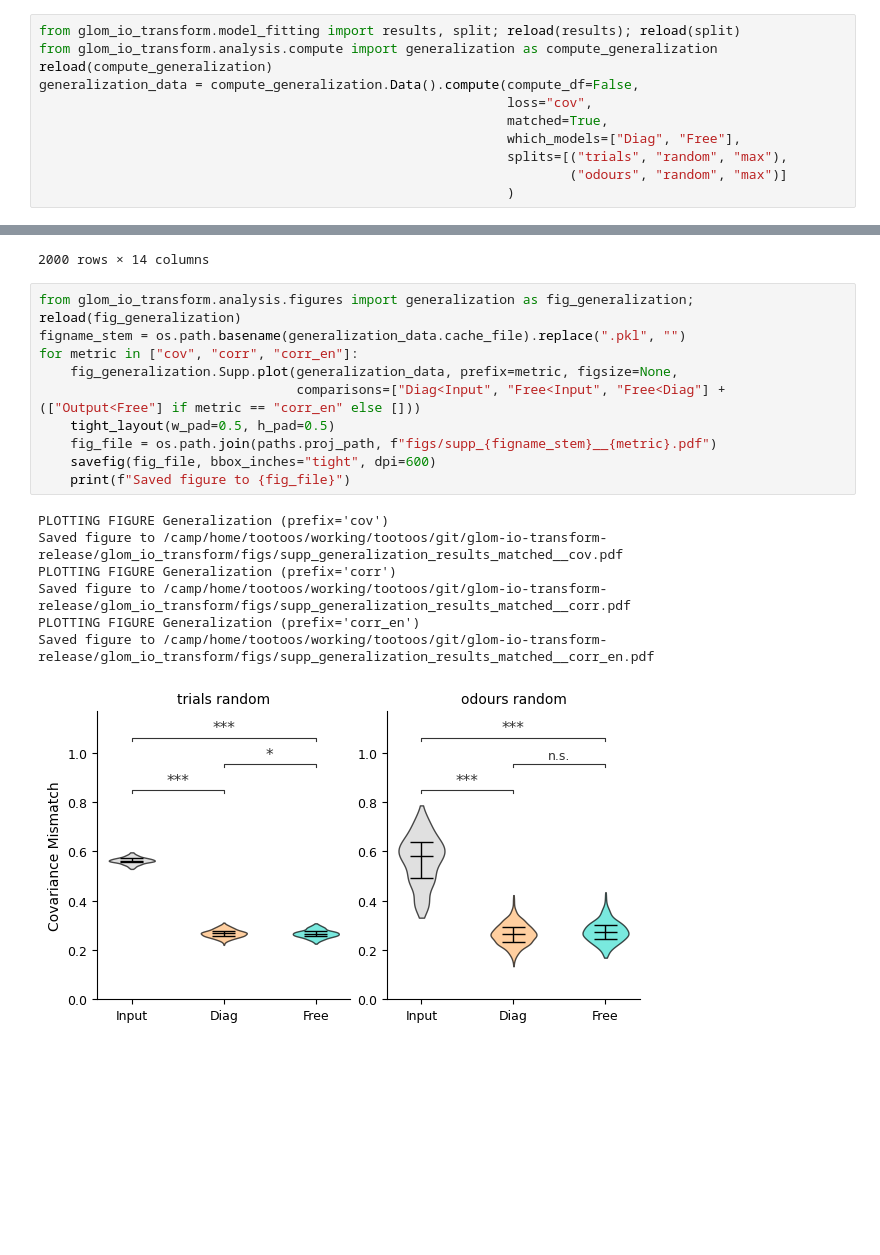
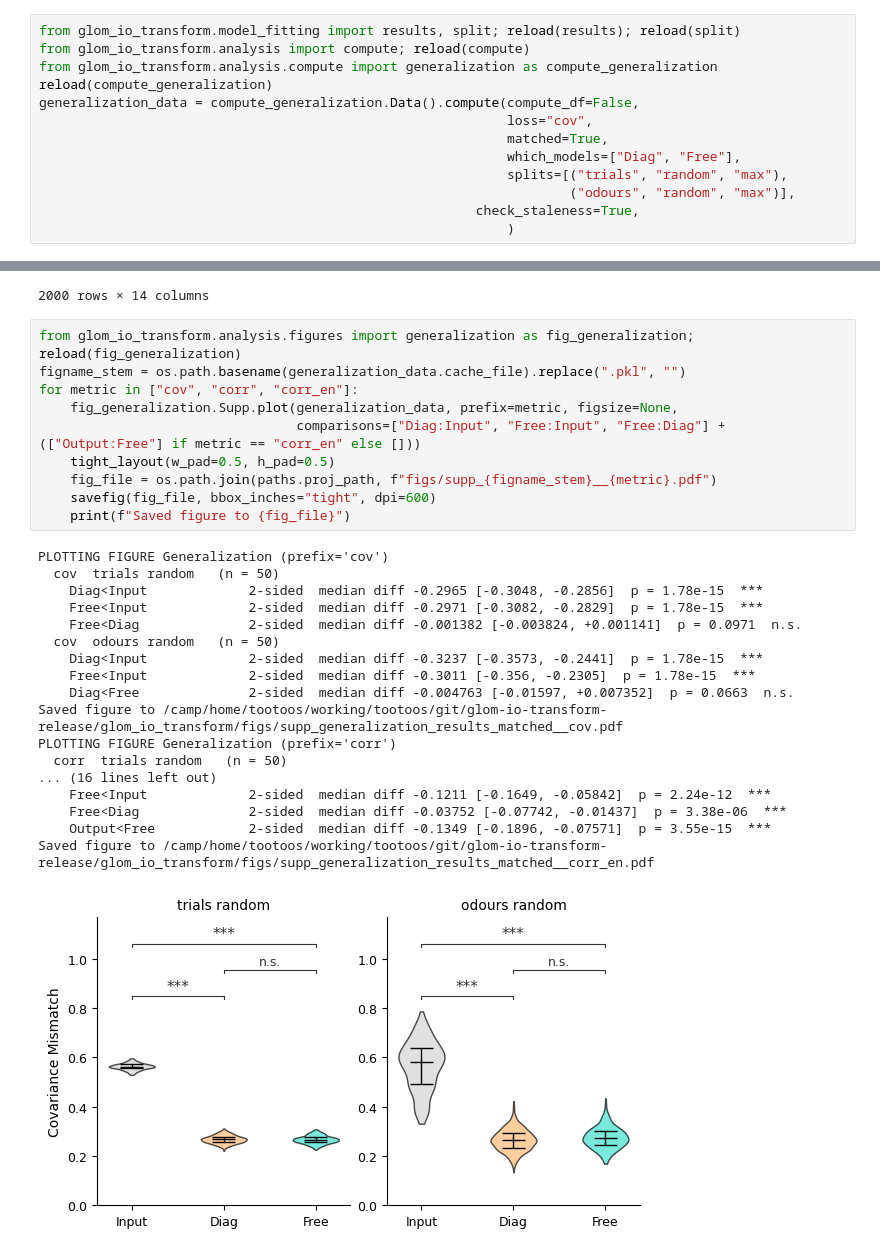
Before and after one commit to stootoon/glom-io-transform-release, a Jupyter notebook: glom_io_transform/analysis/fig_driver.ipynb, the cells around one changed output, grey strips where cells are left out. Saved outputs shown, nothing was run; the diff lists cells and outputs as text; blank space fills up the shorter version.

```diff
--- a/glom_io_transform/analysis/fig_driver.ipynb
+++ b/glom_io_transform/analysis/fig_driver.ipynb
@@ -95,6 +95,7 @@ Saved figure to /camp/home/tootoos/working/tootoos/git/glom-io-transform-release
 # Generalization Supplementaries
 # %%
 from glom_io_transform.model_fitting import results, split; reload(results); reload(split)
+from glom_io_transform.analysis import compute; reload(compute)
 from glom_io_transform.analysis.compute import generalization as compute_generalization
 reload(compute_generalization)
 generalization_data = compute_generalization.Data().compute(compute_df=False,
@@ -102,6 +103,7 @@ generalization_data = compute_generalization.Data().compute(compute_df=False,
                                                             matched=True,
                                                             which_models=["Diag", "Free"],
                                                             splits=[("trials", "random", "max"),
-                                                                    ("odours", "random", "max")]
+                                                                    ("odours", "random", "max")],
+                                                        check_staleness=True,
                                                             )
 # %% [output]
@@ -129,20 +128,31 @@ generalization_data.df
 # %%
 from glom_io_transform.analysis.figures import generalization as fig_generalization; reload(fig_generalization)
 figname_stem = os.path.basename(generalization_data.cache_file).replace(".pkl", "")
 for metric in ["cov", "corr", "corr_en"]:
     fig_generalization.Supp.plot(generalization_data, prefix=metric, figsize=None,
-                                 comparisons=["Diag<Input", "Free<Input", "Free<Diag"] + (["Output<Free"] if metric == "corr_en" else []))
+                                 comparisons=["Diag:Input", "Free:Input", "Free:Diag"] + (["Output:Free"] if metric == "corr_en" else []))
     tight_layout(w_pad=0.5, h_pad=0.5)
     fig_file = os.path.join(paths.proj_path, f"figs/supp_{figname_stem}__{metric}.pdf")
     savefig(fig_file, bbox_inches="tight", dpi=600)
     print(f"Saved figure to {fig_file}")
 # %% [output]
 PLOTTING FIGURE Generalization (prefix='cov')
+  cov  trials random   (n = 50)
+    Diag<Input             2-sided  median diff -0.2965 [-0.3048, -0.2856]  p = 1.78e-15  ***
+    Free<Input             2-sided  median diff -0.2971 [-0.3082, -0.2829]  p = 1.78e-15  ***
+    Free<Diag              2-sided  median diff -0.001382 [-0.003824, +0.001141]  p = 0.0971  n.s.
+  cov  odours random   (n = 50)
+    Diag<Input             2-sided  median diff -0.3237 [-0.3573, -0.2441]  p = 1.78e-15  ***
+    Free<Input             2-sided  median diff -0.3011 [-0.356, -0.2305]  p = 1.78e-15  ***
+    Diag<Free              2-sided  median diff -0.004763 [-0.01597, +0.007352]  p = 0.0663  n.s.
 Saved figure to /camp/home/tootoos/working/tootoos/git/glom-io-transform-release/glom_io_transform/figs/supp_generalization_results_matched__cov.pdf
 PLOTTING FIGURE Generalization (prefix='corr')
-Saved figure to /camp/home/tootoos/working/tootoos/git/glom-io-transform-release/glom_io_transform/figs/supp_generalization_results_matched__corr.pdf
-PLOTTING FIGURE Generalization (prefix='corr_en')
+  corr  trials random   (n = 50)
+... (16 lines left out)
+    Free<Input             2-sided  median diff -0.1211 [-0.1649, -0.05842]  p = 2.24e-12  ***
+    Free<Diag              2-sided  median diff -0.03752 [-0.07742, -0.01437]  p = 3.38e-06  ***
+    Output<Free            2-sided  median diff -0.1349 [-0.1896, -0.07571]  p = 3.55e-15  ***
 Saved figure to /camp/home/tootoos/working/tootoos/git/glom-io-transform-release/glom_io_transform/figs/supp_generalization_results_matched__corr_en.pdf
-[figure, old version]
+[figure, new version]
 [figure]
 [figure]
```
Also changed, not shown: parts of 5 cells of this notebook.
